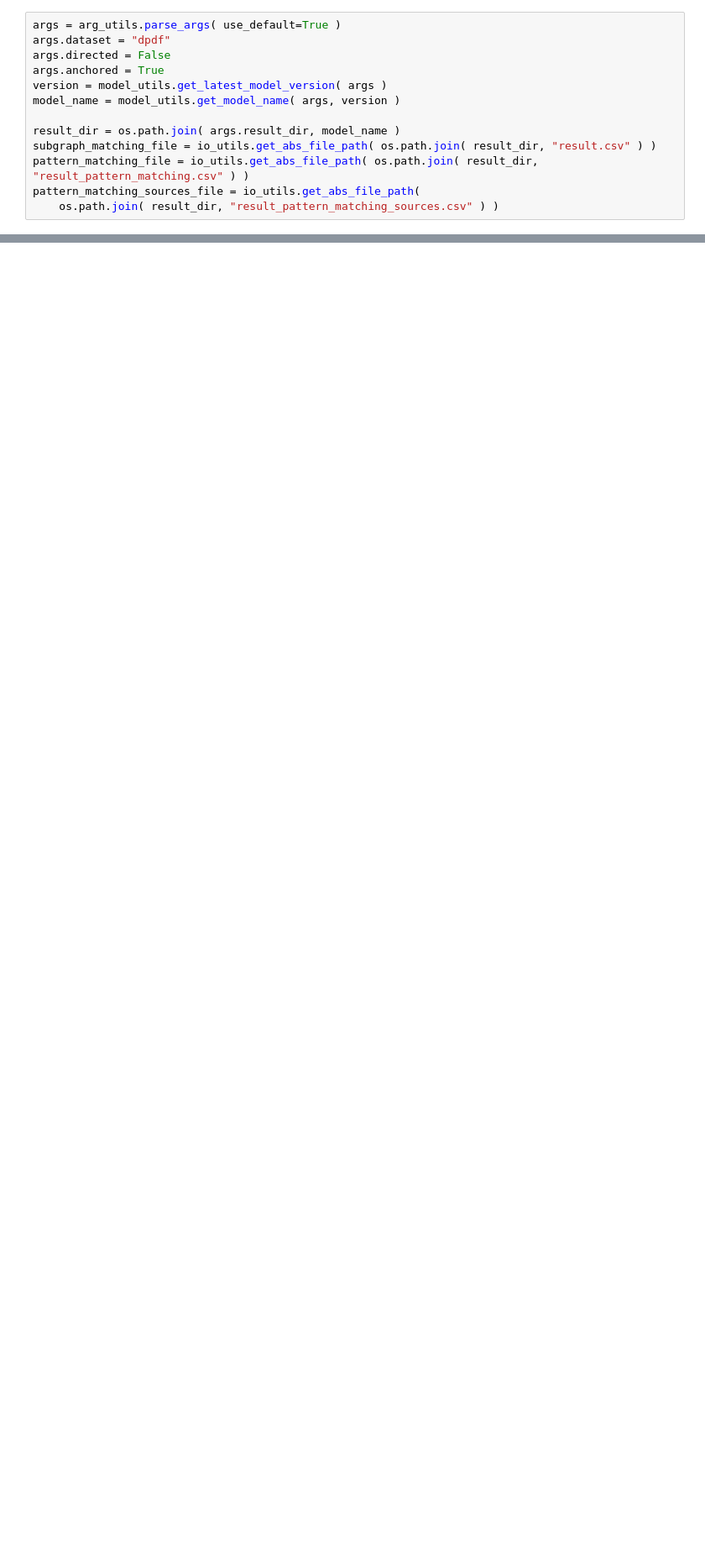
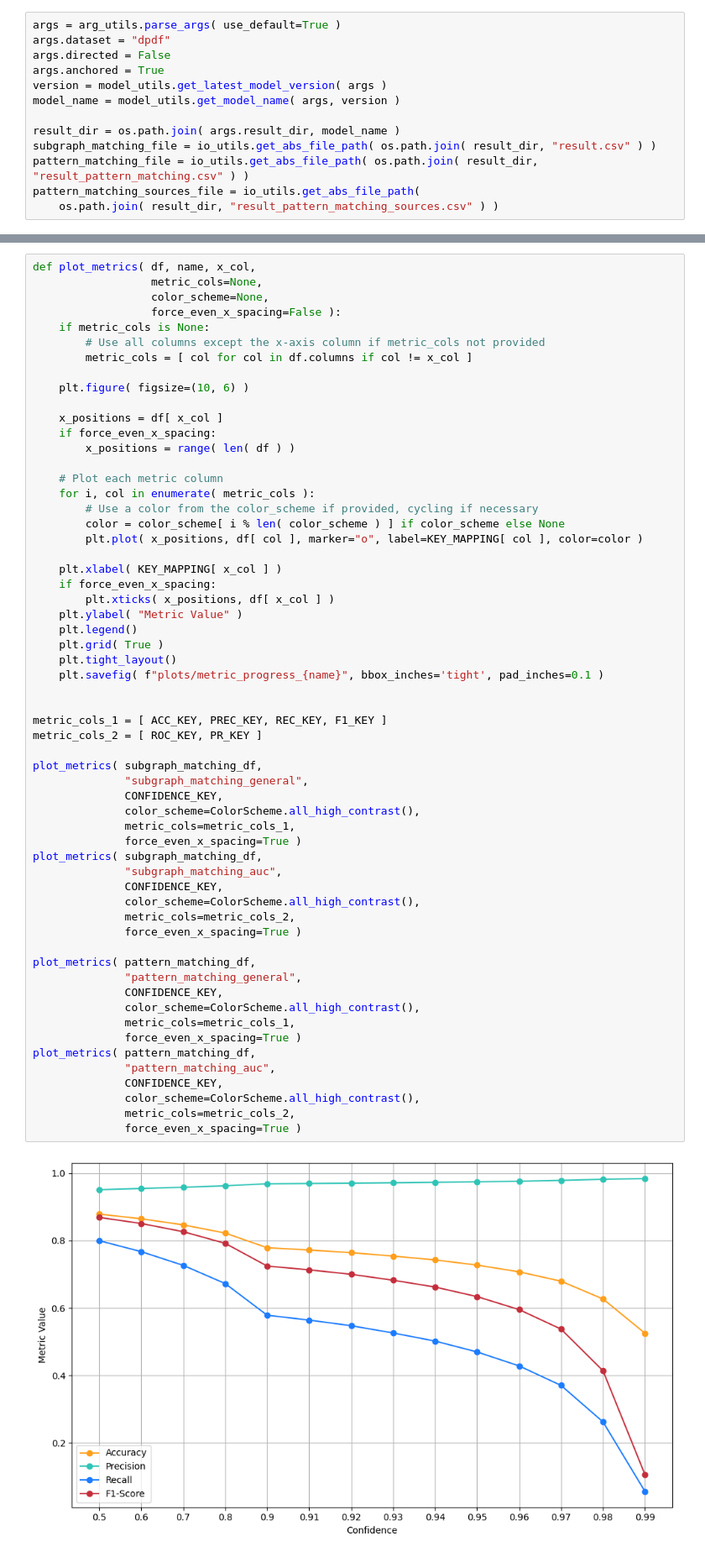
Before and after one commit to DerJeanjour/dpd-subgraph-matching, a Jupyter notebook: matching/glema/notebooks/matching_results.ipynb, the cells around one changed output, grey strips where cells are left out. Shown at 84% size. Cells and saved outputs as stored; diff of their text form; blank space fills up the shorter version.

```diff
--- a/matching/glema/notebooks/matching_results.ipynb
+++ b/matching/glema/notebooks/matching_results.ipynb
@@ -86,0 +167,61 @@ compute_pred_cm( true_labels, pred_labels, "matching_cm", labels=pattern_types,
+# %%
+def plot_metrics( df, name, x_col,
+                  metric_cols=None,
+                  color_scheme=None,
+                  force_even_x_spacing=False ):
+    if metric_cols is None:
+        # Use all columns except the x-axis column if metric_cols not provided
+        metric_cols = [ col for col in df.columns if col != x_col ]
+
+    plt.figure( figsize=(10, 6) )
+
+    x_positions = df[ x_col ]
+    if force_even_x_spacing:
+        x_positions = range( len( df ) )
+
+    # Plot each metric column
+    for i, col in enumerate( metric_cols ):
+        # Use a color from the color_scheme if provided, cycling if necessary
+        color = color_scheme[ i % len( color_scheme ) ] if color_scheme else None
+        plt.plot( x_positions, df[ col ], marker="o", label=KEY_MAPPING[ col ], color=color )
+
+    plt.xlabel( KEY_MAPPING[ x_col ] )
+    if force_even_x_spacing:
+        plt.xticks( x_positions, df[ x_col ] )
+    plt.ylabel( "Metric Value" )
+    plt.legend()
+    plt.grid( True )
+    plt.tight_layout()
+    plt.savefig( f"plots/metric_progress_{name}", bbox_inches='tight', pad_inches=0.1 )
+
+
+metric_cols_1 = [ ACC_KEY, PREC_KEY, REC_KEY, F1_KEY ]
+metric_cols_2 = [ ROC_KEY, PR_KEY ]
+
+plot_metrics( subgraph_matching_df,
+              "subgraph_matching_general",
+              CONFIDENCE_KEY,
+              color_scheme=ColorScheme.all_high_contrast(),
+              metric_cols=metric_cols_1,
+              force_even_x_spacing=True )
+plot_metrics( subgraph_matching_df,
+              "subgraph_matching_auc",
+              CONFIDENCE_KEY,
+              color_scheme=ColorScheme.all_high_contrast(),
+              metric_cols=metric_cols_2,
+              force_even_x_spacing=True )
+
+plot_metrics( pattern_matching_df,
+              "pattern_matching_general",
+              CONFIDENCE_KEY,
+              color_scheme=ColorScheme.all_high_contrast(),
+              metric_cols=metric_cols_1,
+              force_even_x_spacing=True )
+plot_metrics( pattern_matching_df,
+              "pattern_matching_auc",
+              CONFIDENCE_KEY,
+              color_scheme=ColorScheme.all_high_contrast(),
+              metric_cols=metric_cols_2,
+              force_even_x_spacing=True )
+# %% [output]
+[figure, added]
```
Also changed, not shown: parts of 14 cells of this notebook, 14 other files.
